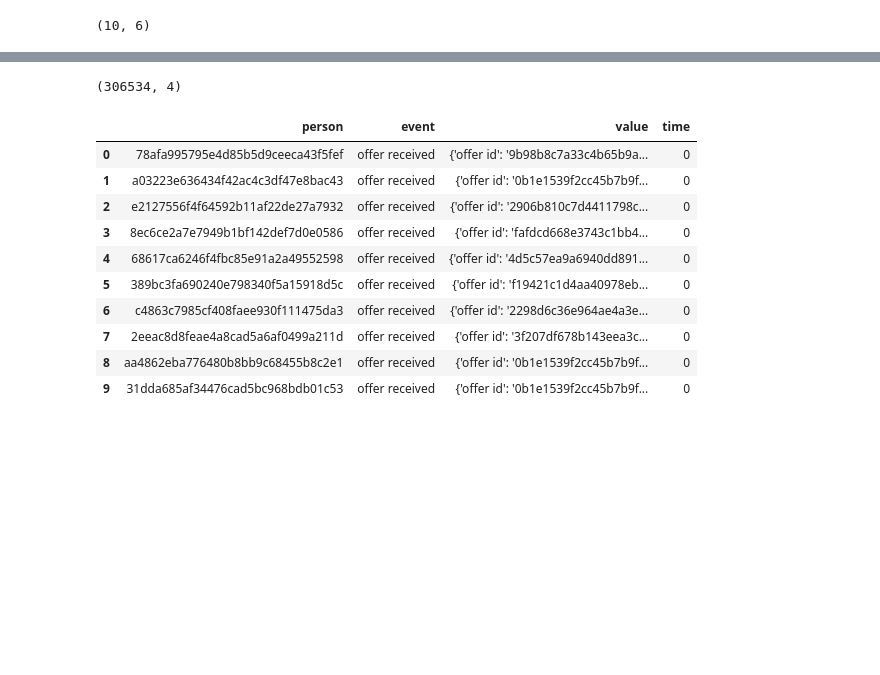
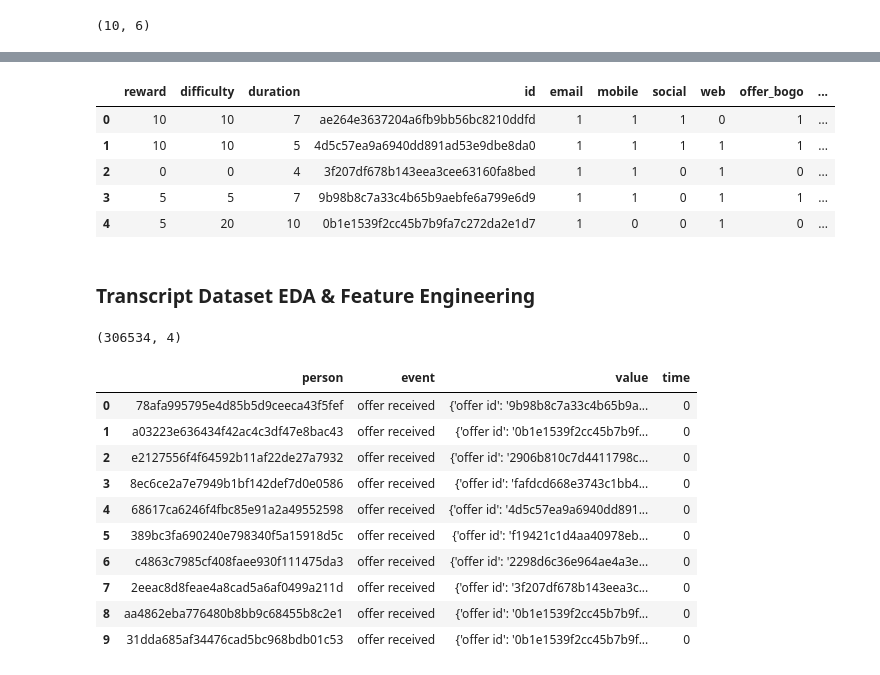
Before and after one commit to mina-f-beshay/udacity-mlend-capstone, a Jupyter notebook: Starbucks_Capstone_notebook.ipynb, the cells around one changed output, grey strips where cells are left out. Saved outputs shown, nothing was run; the diff lists cells and outputs as text; code cells hidden in the pictures; blank space fills up the shorter version.

```diff
--- a/Starbucks_Capstone_notebook.ipynb
+++ b/Starbucks_Capstone_notebook.ipynb
@@ -218,0 +208,17 @@ portfolio
+# %%
+# All the distinct values of channels
+
+distinct_channels = portfolio['channels'].apply(pd.Series).stack().drop_duplicates().reset_index(drop=True)
+
+mlb = MultiLabelBinarizer(classes=distinct_channels)
+one_hot_encoded_data = mlb.fit_transform(portfolio['channels'])
+
+# Convert the encoded data into a DataFrame
+one_hot_df = pd.DataFrame(one_hot_encoded_data, columns=mlb.classes_)
+
+# Concatenate the original DataFrame with the one-hot encoded DataFrame
+portfolio = pd.concat([portfolio, one_hot_df], axis=1)
+
+# Drop the original channels column
+
+portfolio = portfolio.drop(columns='channels')
@@ -219,3 +227,16 @@ portfolio
+# %%
+portfolio = pd.get_dummies(portfolio, columns=['offer_type'], prefix='offer', dtype='int')
+# %%
+portfolio.head()
+# %% [output]
+|  | reward | difficulty | duration | id | email | mobile | social | web | offer_bogo | ... |
+| 0 | 10 | 10 | 7 | ae264e3637204a6fb9bb56bc8210ddfd | 1 | 1 | 1 | 0 | 1 | ... |
+| 1 | 10 | 10 | 5 | 4d5c57ea9a6940dd891ad53e9dbe8da0 | 1 | 1 | 1 | 1 | 1 | ... |
+| 2 | 0 | 0 | 4 | 3f207df678b143eea3cee63160fa8bed | 1 | 1 | 0 | 1 | 0 | ... |
+| 3 | 5 | 5 | 7 | 9b98b8c7a33c4b65b9aebfe6a799e6d9 | 1 | 1 | 0 | 1 | 1 | ... |
+| 4 | 5 | 20 | 10 | 0b1e1539f2cc45b7b9fa7c272da2e1d7 | 1 | 0 | 0 | 1 | 0 | ... |
+# %% [markdown]
+### Transcript Dataset EDA & Feature Engineering
 # %%
 transcript.shape
 # %% [output]
```
Also changed, not shown: parts of 17 cells of this notebook.
